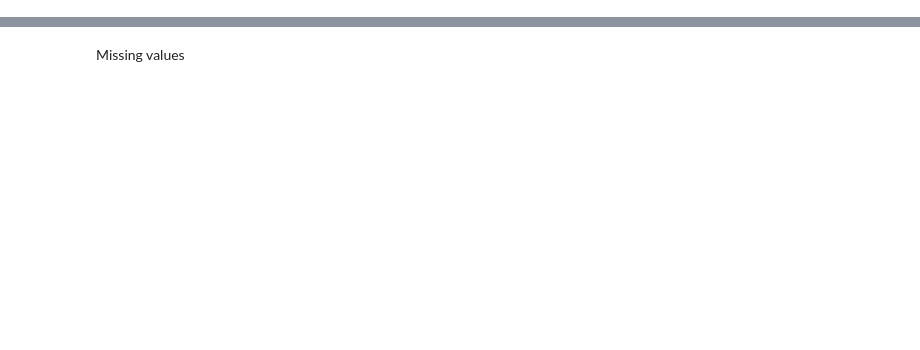
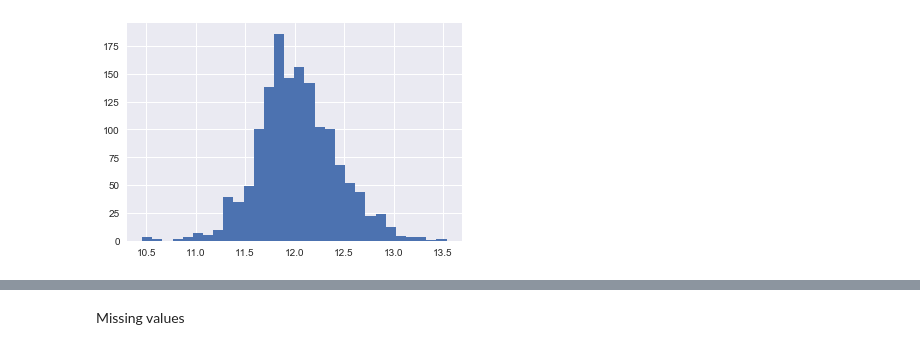
Before and after one commit to efbulle/datascience_exp, a Jupyter notebook: housing.ipynb, the cells around one changed output, grey strips where cells are left out. Saved outputs shown, nothing was run; the diff lists cells and outputs as text; code cells hidden in the pictures; blank space fills up the shorter version.

```diff
--- a/housing.ipynb
+++ b/housing.ipynb
@@ -90 +152,6 @@ SaleCondition: Condition of sale
+# %%
+log_prices = np.log(train['SalePrice'])
+log_prices.hist(bins=30);
+# %% [output]
+[figure, added]
 # %%
```
Also changed, not shown: parts of 53 cells of this notebook, 1 other file.
